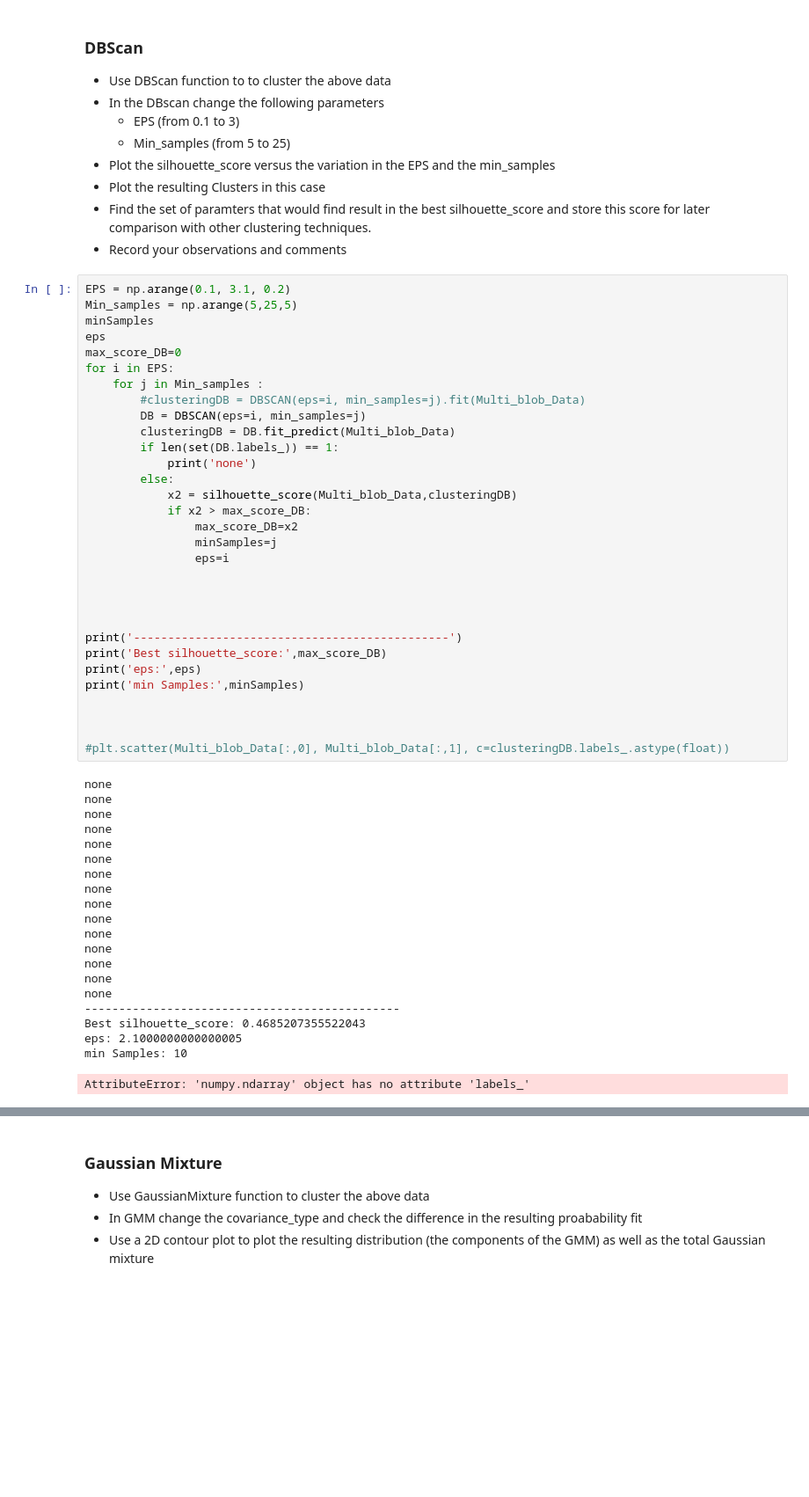
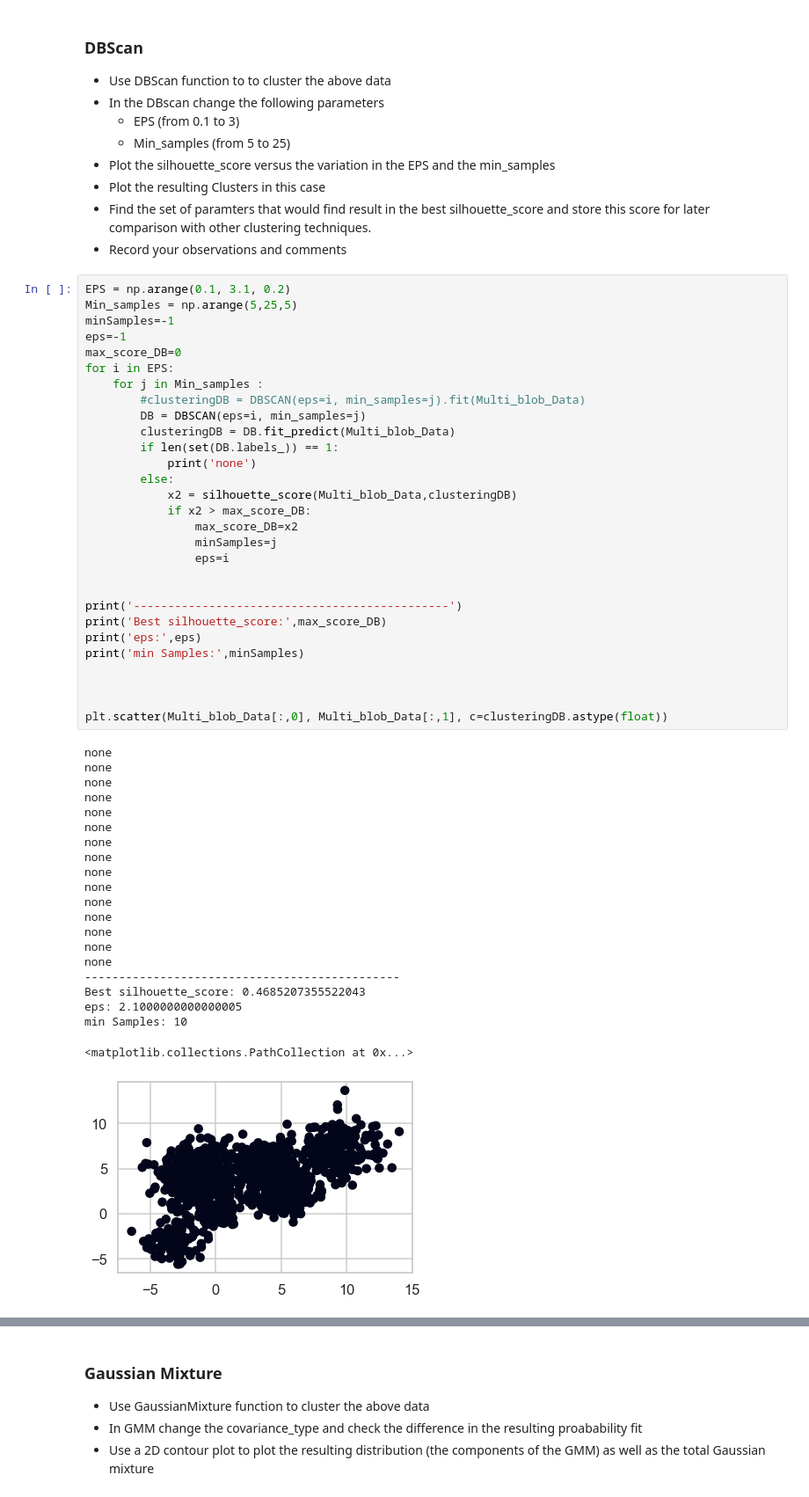
Before and after one commit to marwantarek01/Clustering-project, a Jupyter notebook: Clustering Project.ipynb, the cells around one changed output, grey strips where cells are left out. Shown at 88% size. Saved outputs shown, nothing was run; the diff lists cells and outputs as text; blank space fills up the shorter version.

```diff
--- a/Clustering Project.ipynb
+++ b/Clustering Project.ipynb
@@ -195,8 +237,8 @@ Affinity: euclidean
 # %%
 EPS = np.arange(0.1, 3.1, 0.2)
 Min_samples = np.arange(5,25,5)
-minSamples
-eps
+minSamples=-1
+eps=-1
 max_score_DB=0
 for i in EPS:
     for j in Min_samples :
@@ -213,34 +255,33 @@ for i in EPS:
                 eps=i
 
 
-
-
 print('----------------------------------------------')
 print('Best silhouette_score:',max_score_DB)
 print('eps:',eps)
 print('min Samples:',minSamples)
 
 
 
-#plt.scatter(Multi_blob_Data[:,0], Multi_blob_Data[:,1], c=clusteringDB.labels_.astype(float))
+plt.scatter(Multi_blob_Data[:,0], Multi_blob_Data[:,1], c=clusteringDB.astype(float))
 # %% [output]
 none
 none
 none
 none
 none
 none
 none
 none
 none
 none
 none
 none
 none
 none
 none
 ----------------------------------------------
 Best silhouette_score: 0.4685207355522043
 eps: 2.1000000000000005
 min Samples: 10
-AttributeError: 'numpy.ndarray' object has no attribute 'labels_'
+<matplotlib.collections.PathCollection at 0x...>
+[figure, added]
```
Also changed, not shown: parts of 18 cells of this notebook.
